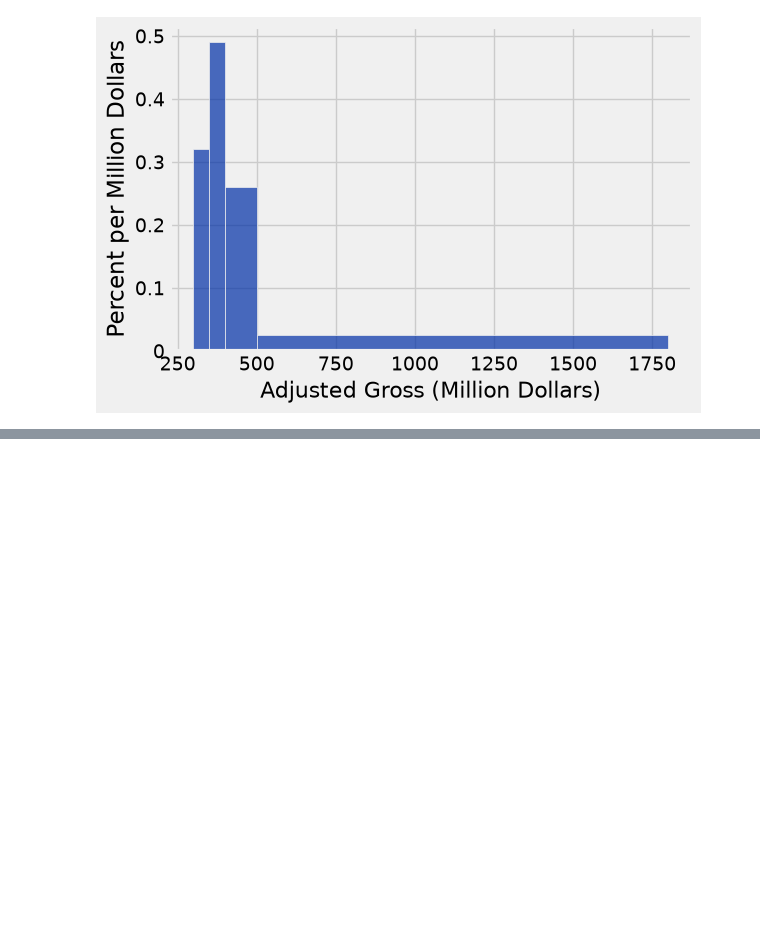
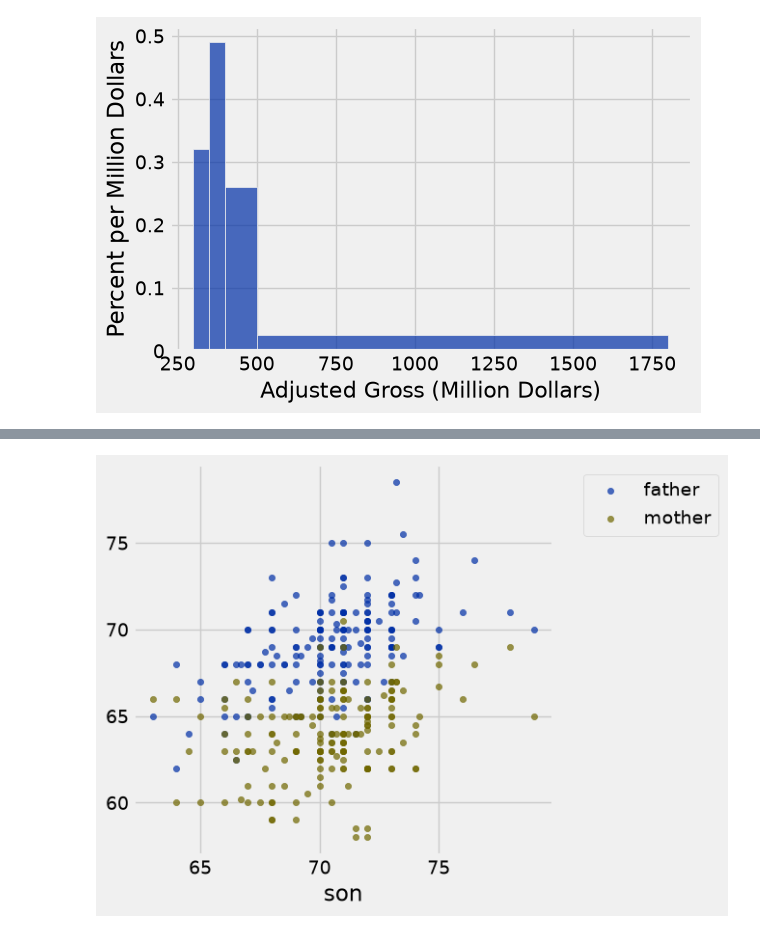
Before and after one commit to lawtonsclass/f26-code-from-class, a Jupyter notebook: data8/ch07.ipynb, the cells around one changed output, grey strips where cells are left out. Drawn from its saved outputs; the diff is of its cells as text; code cells hidden in the pictures; blank space fills up the shorter version.

```diff
--- a/data8/ch07.ipynb
+++ b/data8/ch07.ipynb
@@ -480,0 +523,3 @@ millions.hist('Adjusted Gross', bins=uneven, unit="Million Dollars")
+# %%
+sons_heights = Table.read_table('data/sons_heights.csv')
+sons_heights
@@ -480,0 +539,4 @@ millions.hist('Adjusted Gross', bins=uneven, unit="Million Dollars")
+# %%
+sons_heights.scatter('son')
+# %% [output]
+[figure, added]
```
Also changed, not shown: parts of 21 cells of this notebook.
